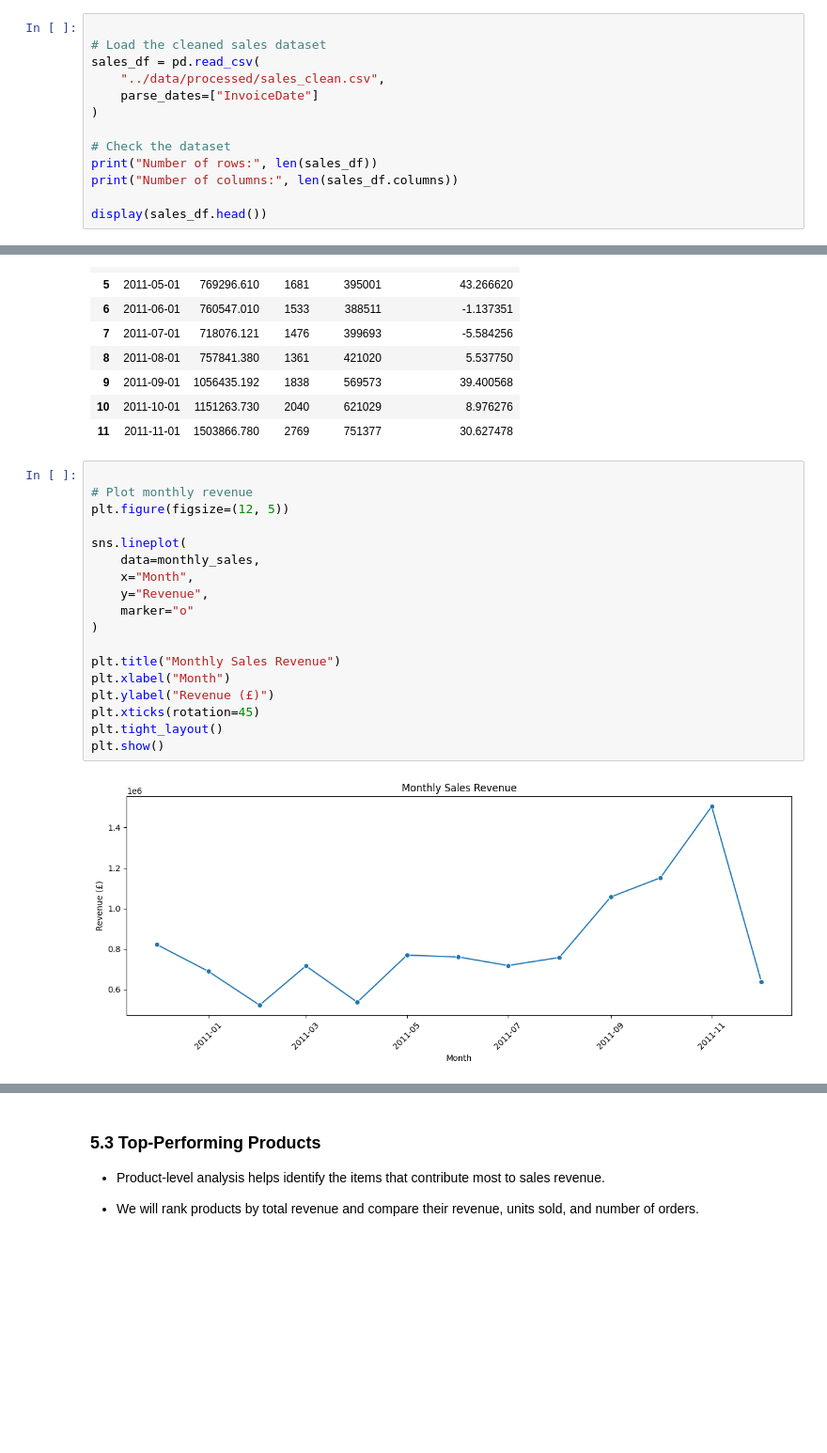
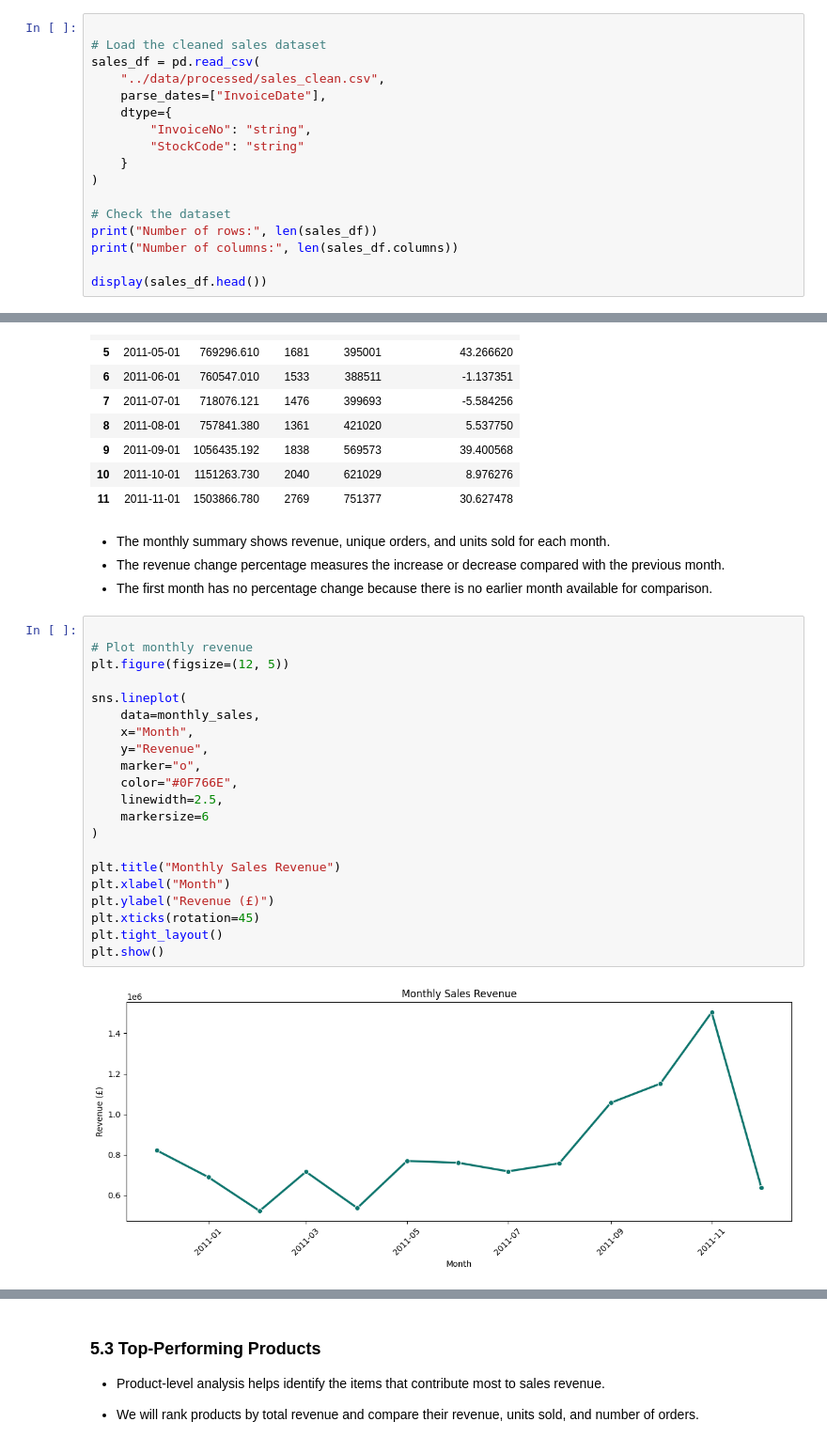
Before and after one commit to sahelsepehri/data-analysis-portfolio, a Jupyter notebook: ecommerce-sales-analysis/notebooks/E-commerce Sales Performance Analysis.ipynb, the cells around one changed output, grey strips where cells are left out. Shown at 94% size. Drawn from its saved outputs; the diff is of its cells as text; blank space fills up the shorter version.

```diff
--- a/ecommerce-sales-analysis/notebooks/E-commerce Sales Performance Analysis.ipynb
+++ b/ecommerce-sales-analysis/notebooks/E-commerce Sales Performance Analysis.ipynb
@@ -411,7 +411,11 @@ Final shape: (524878, 9)
 # Load the cleaned sales dataset
 sales_df = pd.read_csv(
     "../data/processed/sales_clean.csv",
-    parse_dates=["InvoiceDate"]
+    parse_dates=["InvoiceDate"],
+    dtype={
+        "InvoiceNo": "string",
+        "StockCode": "string"
+    }
 )
 
 # Check the dataset
@@ -512,23 +522,30 @@ display(monthly_sales.head(12))
 | 9 | 2011-09-01 | 1056435.192 | 1838 | 569573 | 39.400568 |
 | 10 | 2011-10-01 | 1151263.730 | 2040 | 621029 | 8.976276 |
 | 11 | 2011-11-01 | 1503866.780 | 2769 | 751377 | 30.627478 |
+# %% [markdown]
+- The monthly summary shows revenue, unique orders, and units sold for each month.
+- The revenue change percentage measures the increase or decrease compared with the previous month.
+- The first month has no percentage change because there is no earlier month available for comparison.
 # %%
 
 # Plot monthly revenue
 plt.figure(figsize=(12, 5))
 
 sns.lineplot(
     data=monthly_sales,
     x="Month",
     y="Revenue",
-    marker="o"
+    marker="o",
+    color="#0F766E",
+    linewidth=2.5,
+    markersize=6
 )
 
 plt.title("Monthly Sales Revenue")
 plt.xlabel("Month")
 plt.ylabel("Revenue (£)")
 plt.xticks(rotation=45)
 plt.tight_layout()
 plt.show()
 # %% [output]
-[figure, old version]
+[figure, new version]
```
Also changed, not shown: parts of 13 cells of this notebook.
